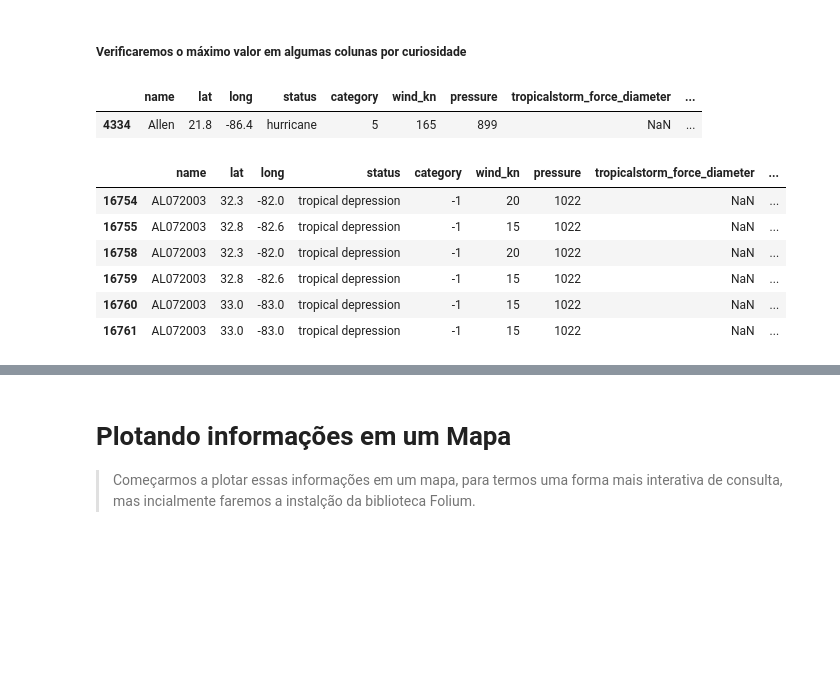
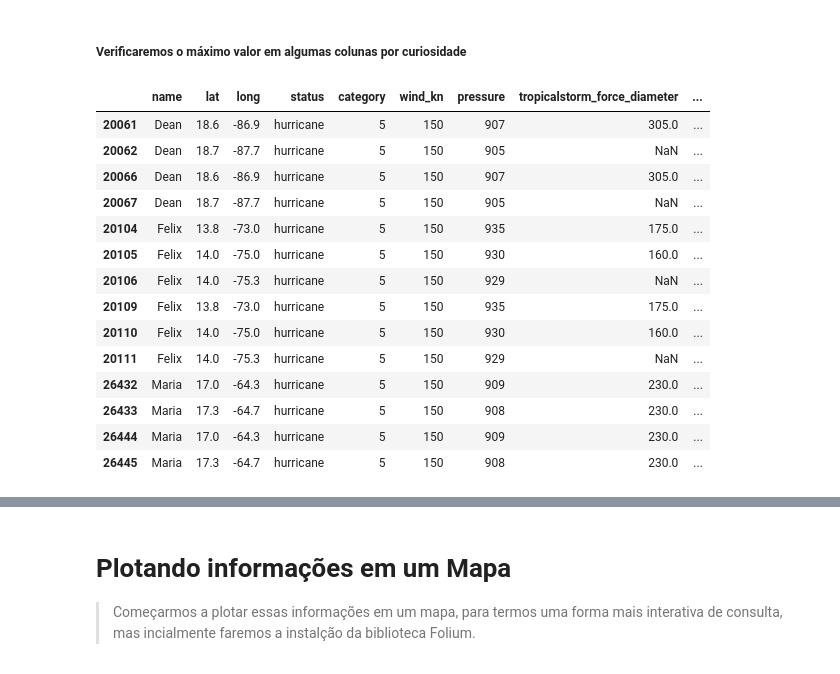
Before and after one commit to Jeferson-Peter/DataScience-Storm-Analytics, a Jupyter notebook: storm_analytics.ipynb, the cells around one changed output, grey strips where cells are left out. Cells and saved outputs as stored; diff of their text form; code cells hidden in the pictures; blank space fills up the shorter version.

```diff
--- a/storm_analytics.ipynb
+++ b/storm_analytics.ipynb
@@ -350,21 +337,21 @@ sns.violinplot(x="category", y="wind_kn",
 [figure]
 # %% [markdown]
 ##### Verificaremos o máximo valor em algumas colunas por curiosidade
-# %%
-df[df['wind_kmh'] == df['wind_kmh'].max()]
-#df.loc[df['wind_kmh'].idxmax()]
-# sns.countplot(x='wind_kmh', data=df)
-# %% [output]
-|  | name | lat | long | status | category | wind_kn | pressure | tropicalstorm_force_diameter | ... |
-| 4334 | Allen | 21.8 | -86.4 | hurricane | 5 | 165 | 899 | NaN | ... |
-# %%
-df[df['pressure'] == df['pressure'].max()]
-# sns.countplot(x='pressure', data=df)
-# %% [output]
-|  | name | lat | long | status | category | wind_kn | pressure | tropicalstorm_force_diameter | ... |
-| 16754 | AL072003 | 32.3 | -82.0 | tropical depression | -1 | 20 | 1022 | NaN | ... |
-| 16755 | AL072003 | 32.8 | -82.6 | tropical depression | -1 | 15 | 1022 | NaN | ... |
-| 16758 | AL072003 | 32.3 | -82.0 | tropical depression | -1 | 20 | 1022 | NaN | ... |
-| 16759 | AL072003 | 32.8 | -82.6 | tropical depression | -1 | 15 | 1022 | NaN | ... |
-| 16760 | AL072003 | 33.0 | -83.0 | tropical depression | -1 | 15 | 1022 | NaN | ... |
-| 16761 | AL072003 | 33.0 | -83.0 | tropical depression | -1 | 15 | 1022 | NaN | ... |
+# %%
+most_frequent_storms[most_frequent_storms['wind_kmh'] == most_frequent_storms['wind_kmh'].max()]
+# %% [output]
+|  | name | lat | long | status | category | wind_kn | pressure | tropicalstorm_force_diameter | ... |
+| 20061 | Dean | 18.6 | -86.9 | hurricane | 5 | 150 | 907 | 305.0 | ... |
+| 20062 | Dean | 18.7 | -87.7 | hurricane | 5 | 150 | 905 | NaN | ... |
+| 20066 | Dean | 18.6 | -86.9 | hurricane | 5 | 150 | 907 | 305.0 | ... |
+| 20067 | Dean | 18.7 | -87.7 | hurricane | 5 | 150 | 905 | NaN | ... |
+| 20104 | Felix | 13.8 | -73.0 | hurricane | 5 | 150 | 935 | 175.0 | ... |
+| 20105 | Felix | 14.0 | -75.0 | hurricane | 5 | 150 | 930 | 160.0 | ... |
+| 20106 | Felix | 14.0 | -75.3 | hurricane | 5 | 150 | 929 | NaN | ... |
+| 20109 | Felix | 13.8 | -73.0 | hurricane | 5 | 150 | 935 | 175.0 | ... |
+| 20110 | Felix | 14.0 | -75.0 | hurricane | 5 | 150 | 930 | 160.0 | ... |
+| 20111 | Felix | 14.0 | -75.3 | hurricane | 5 | 150 | 929 | NaN | ... |
+| 26432 | Maria | 17.0 | -64.3 | hurricane | 5 | 150 | 909 | 230.0 | ... |
+| 26433 | Maria | 17.3 | -64.7 | hurricane | 5 | 150 | 908 | 230.0 | ... |
+| 26444 | Maria | 17.0 | -64.3 | hurricane | 5 | 150 | 909 | 230.0 | ... |
+| 26445 | Maria | 17.3 | -64.7 | hurricane | 5 | 150 | 908 | 230.0 | ... |
```
Also changed, not shown: parts of 13 cells of this notebook.
